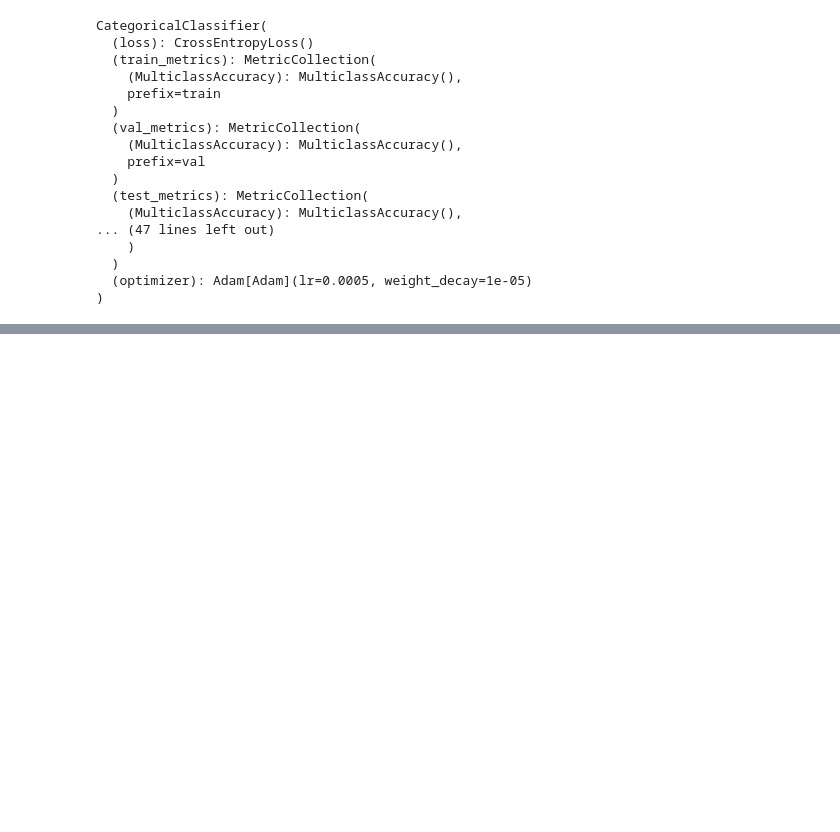
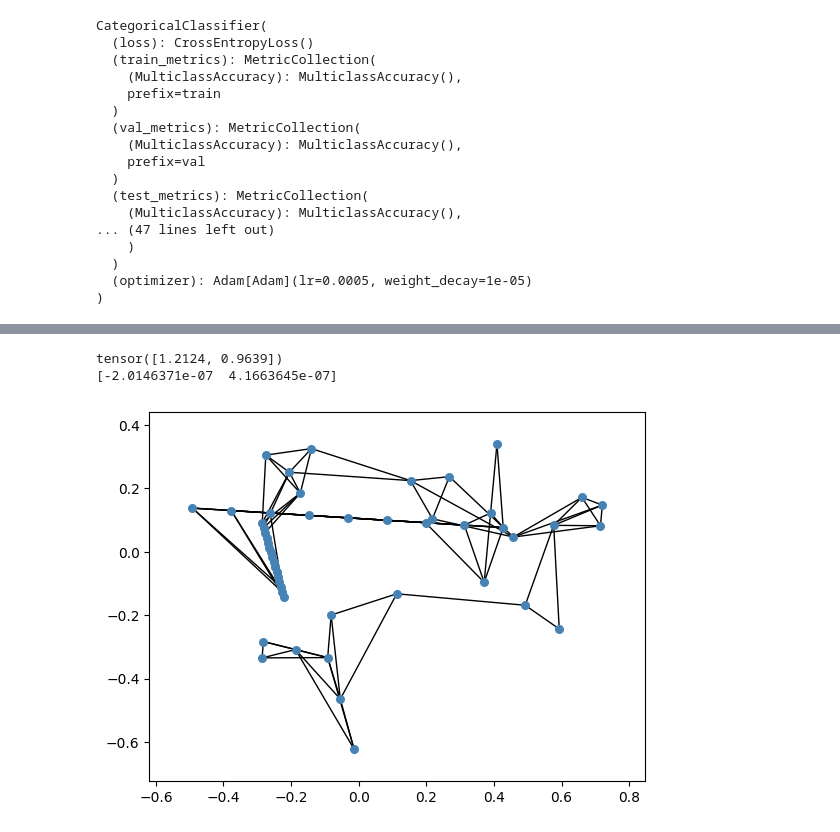
Before and after one commit to foca13/ParticleClassification, a Jupyter notebook: notebooks/magik_traj_cytoplasmic.ipynb, the cells around one changed output, grey strips where cells are left out. Drawn from its saved outputs; the diff is of its cells as text; code cells hidden in the pictures; blank space fills up the shorter version.

```diff
--- a/notebooks/magik_traj_cytoplasmic.ipynb
+++ b/notebooks/magik_traj_cytoplasmic.ipynb
@@ -242,0 +242,2 @@ weighted avg       0.44      0.37      0.34       922
+# %%
+graph = next(iter(train_loader))
@@ -242,0 +247,24 @@ weighted avg       0.44      0.37      0.34       922
+# %%
+new_loader = DataLoader(
+    train_dataset,
+    batch_size=1,
+    shuffle=True,
+    num_workers=0,
+)
+# %%
+graph_iterator = iter(new_loader)
+# %%
+graph_ranges = []
+graph_means = []
+for i in range(1000):
+    graph = next(graph_iterator)
+    graph_ranges.append(np.ptp(graph.x.numpy(), axis=0))
+    graph_means.append(np.mean(graph.x.numpy(), axis=0))
+graph_ranges = np.vstack(graph_ranges)
+plot_graph(graph, axis=True)
+print(np.ptp(graph.x, axis=0))
+print(np.mean(graph.x.numpy(), axis=0))
+# %% [output]
+tensor([1.2124, 0.9639])
+[-2.0146371e-07  4.1663645e-07]
+[figure, added]
```
Also changed, not shown: parts of 9 cells of this notebook, 12 other files.
